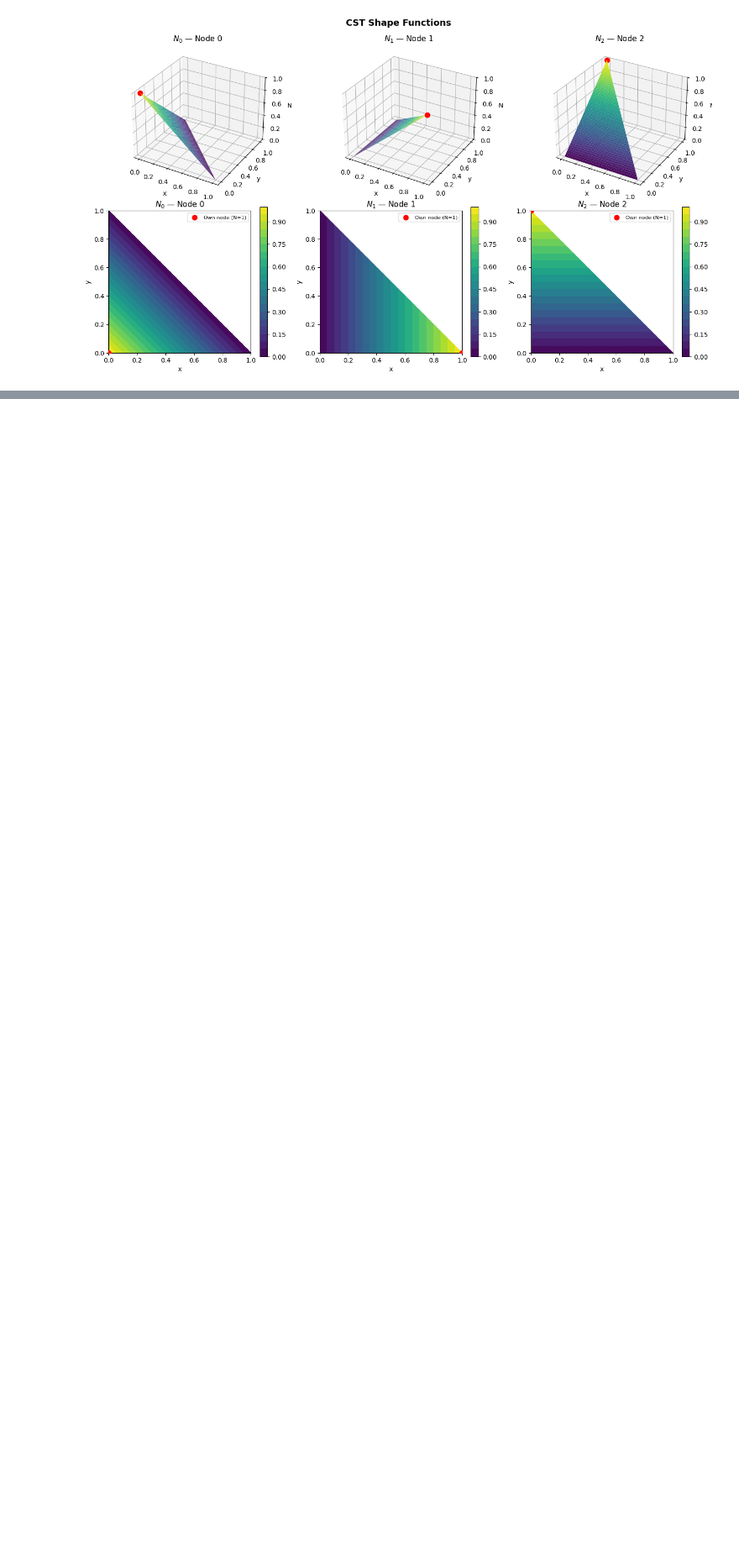
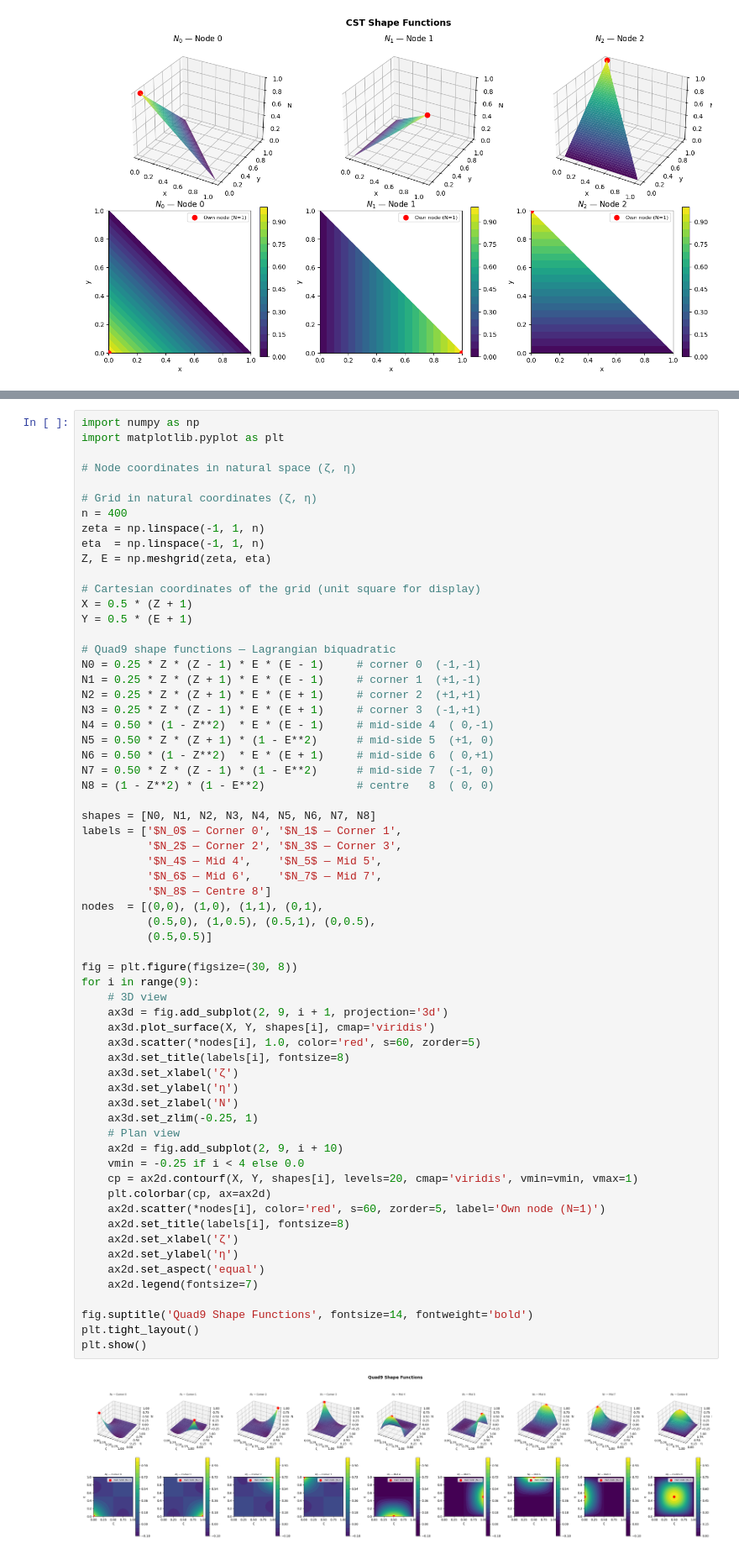
Before and after one commit to ppalacios92/FEM, a Jupyter notebook: examples/shape_functions/basic_elements_N.ipynb, the cells around one changed output, grey strips where cells are left out. Shown at 84% size. Drawn from its saved outputs; the diff is of its cells as text; blank space fills up the shorter version.

```diff
--- a/examples/shape_functions/basic_elements_N.ipynb
+++ b/examples/shape_functions/basic_elements_N.ipynb
@@ -143,0 +278,65 @@ plt.show()
+# %%
+import numpy as np
+import matplotlib.pyplot as plt
+
+# Node coordinates in natural space (ζ, η)
+
+# Grid in natural coordinates (ζ, η)
+n = 400
+zeta = np.linspace(-1, 1, n)
+eta  = np.linspace(-1, 1, n)
+Z, E = np.meshgrid(zeta, eta)
+
+# Cartesian coordinates of the grid (unit square for display)
+X = 0.5 * (Z + 1)
+Y = 0.5 * (E + 1)
+
+# Quad9 shape functions — Lagrangian biquadratic
+N0 = 0.25 * Z * (Z - 1) * E * (E - 1)     # corner 0  (-1,-1)
+N1 = 0.25 * Z * (Z + 1) * E * (E - 1)     # corner 1  (+1,-1)
+N2 = 0.25 * Z * (Z + 1) * E * (E + 1)     # corner 2  (+1,+1)
+N3 = 0.25 * Z * (Z - 1) * E * (E + 1)     # corner 3  (-1,+1)
+N4 = 0.50 * (1 - Z**2)  * E * (E - 1)     # mid-side 4  ( 0,-1)
+N5 = 0.50 * Z * (Z + 1) * (1 - E**2)      # mid-side 5  (+1, 0)
+N6 = 0.50 * (1 - Z**2)  * E * (E + 1)     # mid-side 6  ( 0,+1)
+N7 = 0.50 * Z * (Z - 1) * (1 - E**2)      # mid-side 7  (-1, 0)
+N8 = (1 - Z**2) * (1 - E**2)              # centre   8  ( 0, 0)
+
+shapes = [N0, N1, N2, N3, N4, N5, N6, N7, N8]
+labels = ['$N_0$ — Corner 0', '$N_1$ — Corner 1',
+          '$N_2$ — Corner 2', '$N_3$ — Corner 3',
+          '$N_4$ — Mid 4',    '$N_5$ — Mid 5',
+          '$N_6$ — Mid 6',    '$N_7$ — Mid 7',
+          '$N_8$ — Centre 8']
+nodes  = [(0,0), (1,0), (1,1), (0,1),
+          (0.5,0), (1,0.5), (0.5,1), (0,0.5),
+          (0.5,0.5)]
+
+fig = plt.figure(figsize=(30, 8))
+for i in range(9):
+    # 3D view
+    ax3d = fig.add_subplot(2, 9, i + 1, projection='3d')
+    ax3d.plot_surface(X, Y, shapes[i], cmap='viridis')
+    ax3d.scatter(*nodes[i], 1.0, color='red', s=60, zorder=5)
+    ax3d.set_title(labels[i], fontsize=8)
+    ax3d.set_xlabel('ζ')
+    ax3d.set_ylabel('η')
+    ax3d.set_zlabel('N')
+    ax3d.set_zlim(-0.25, 1)
+    # Plan view
+    ax2d = fig.add_subplot(2, 9, i + 10)
+    vmin = -0.25 if i < 4 else 0.0
+    cp = ax2d.contourf(X, Y, shapes[i], levels=20, cmap='viridis', vmin=vmin, vmax=1)
+    plt.colorbar(cp, ax=ax2d)
+    ax2d.scatter(*nodes[i], color='red', s=60, zorder=5, label='Own node (N=1)')
+    ax2d.set_title(labels[i], fontsize=8)
+    ax2d.set_xlabel('ζ')
+    ax2d.set_ylabel('η')
+    ax2d.set_aspect('equal')
+    ax2d.legend(fontsize=7)
+
+fig.suptitle('Quad9 Shape Functions', fontsize=14, fontweight='bold')
+plt.tight_layout()
+plt.show()
+# %% [output]
+[figure, added]
```
Also changed, not shown: parts of 5 cells of this notebook, 16 other files.
